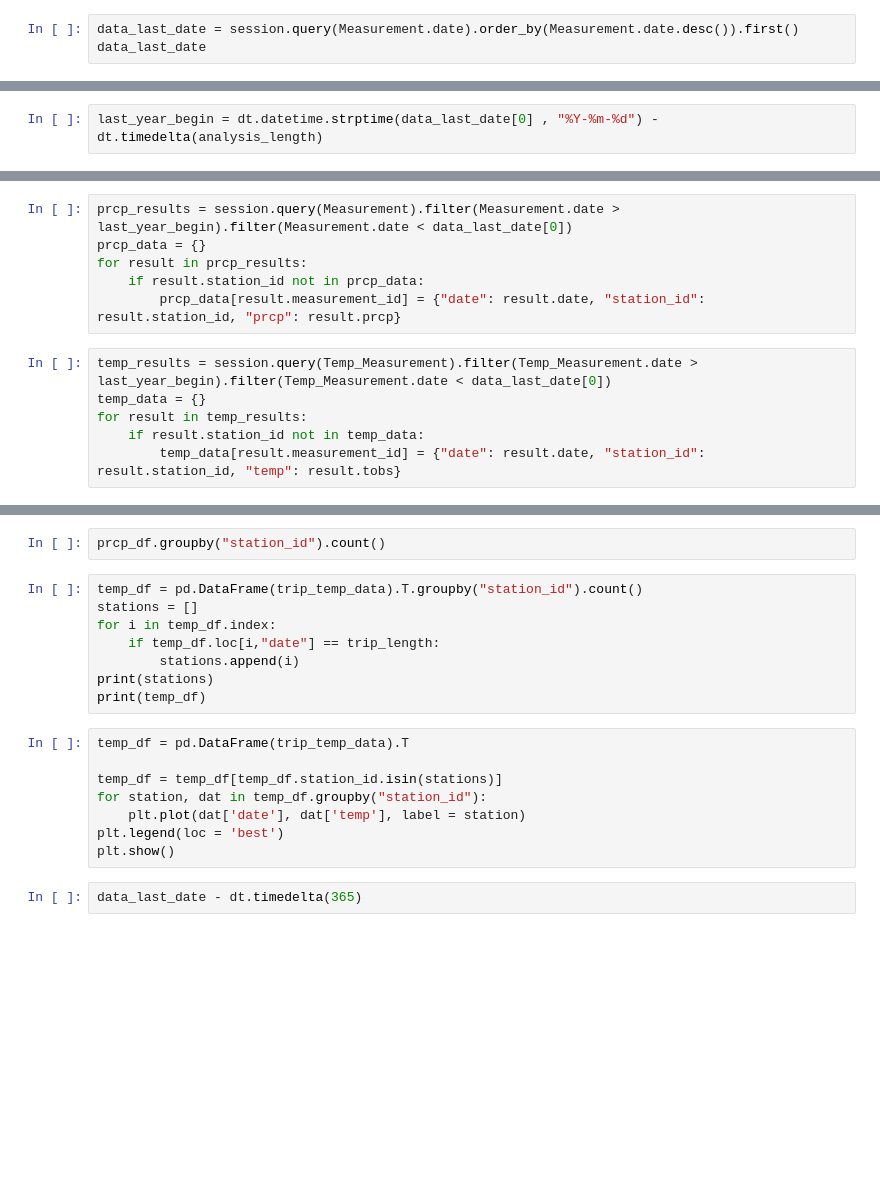
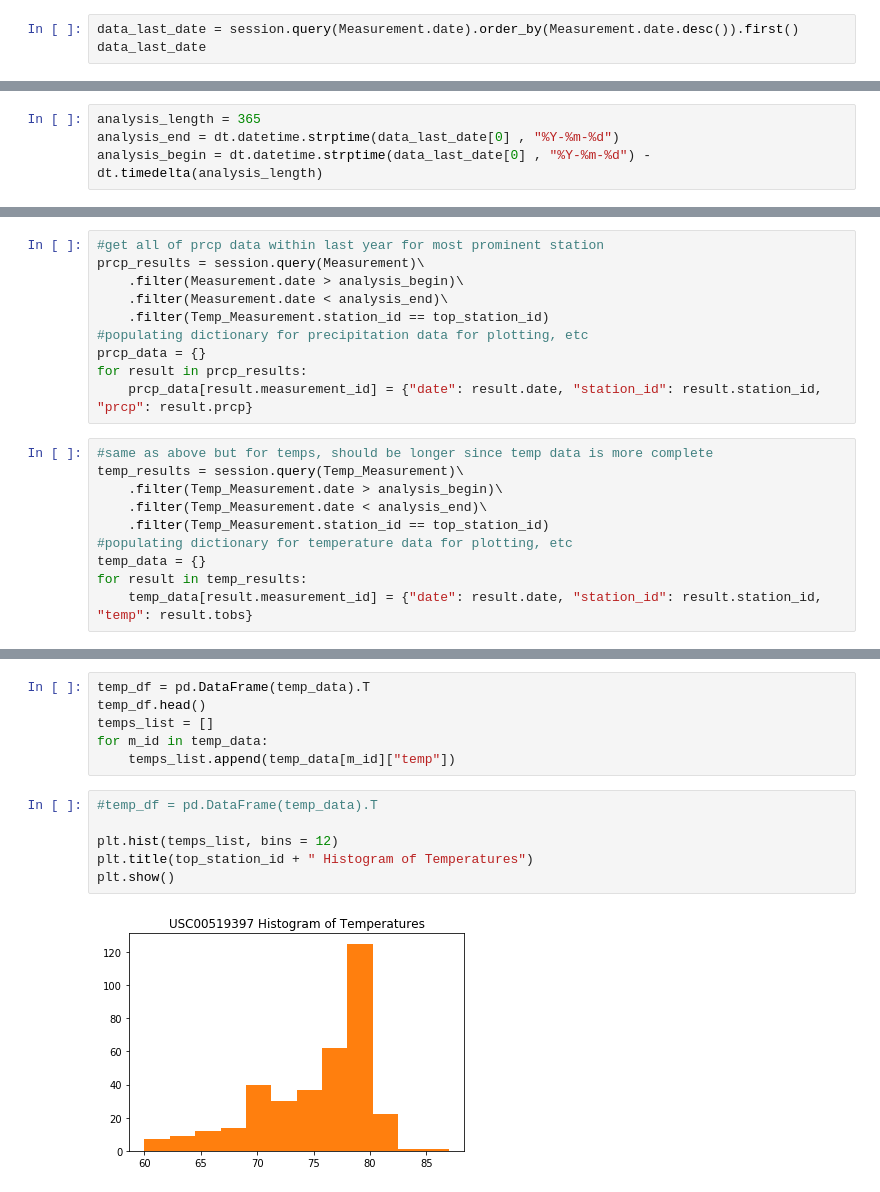
Before and after one commit to nfstein/11-ste-Advanced-SQL, a Jupyter notebook: climate_analysis.ipynb, the cells around one changed output, grey strips where cells are left out. Saved outputs shown, nothing was run; the diff lists cells and outputs as text; blank space fills up the shorter version.

Commit message:
all analysis there, needs cleaning & comments

```diff
--- a/climate_analysis.ipynb
+++ b/climate_analysis.ipynb
@@ -44,2 +115,4 @@ analysis_length = 365
 # %%
-last_year_begin = dt.datetime.strptime(data_last_date[0] , "%Y-%m-%d") - dt.timedelta(analysis_length)
+analysis_length = 365
+analysis_end = dt.datetime.strptime(data_last_date[0] , "%Y-%m-%d")
+analysis_begin = dt.datetime.strptime(data_last_date[0] , "%Y-%m-%d") - dt.timedelta(analysis_length)
@@ -48,12 +119,20 @@ last_year_begin = dt.datetime.strptime(data_last_date[0] , "%Y-%m-%d") - dt.time
 # %%
-prcp_results = session.query(Measurement).filter(Measurement.date > last_year_begin).filter(Measurement.date < data_last_date[0])
+#get all of prcp data within last year for most prominent station
+prcp_results = session.query(Measurement)\
+    .filter(Measurement.date > analysis_begin)\
+    .filter(Measurement.date < analysis_end)\
+    .filter(Temp_Measurement.station_id == top_station_id)
+#populating dictionary for precipitation data for plotting, etc
 prcp_data = {}
 for result in prcp_results:
-    if result.station_id not in prcp_data:
-        prcp_data[result.measurement_id] = {"date": result.date, "station_id": result.station_id, "prcp": result.prcp}
+    prcp_data[result.measurement_id] = {"date": result.date, "station_id": result.station_id, "prcp": result.prcp}
 # %%
-temp_results = session.query(Temp_Measurement).filter(Temp_Measurement.date > last_year_begin).filter(Temp_Measurement.date < data_last_date[0])
+#same as above but for temps, should be longer since temp data is more complete
+temp_results = session.query(Temp_Measurement)\
+    .filter(Temp_Measurement.date > analysis_begin)\
+    .filter(Temp_Measurement.date < analysis_end)\
+    .filter(Temp_Measurement.station_id == top_station_id)
+#populating dictionary for temperature data for plotting, etc
 temp_data = {}
 for result in temp_results:
-    if result.station_id not in temp_data:
-        temp_data[result.measurement_id] = {"date": result.date, "station_id": result.station_id, "temp": result.tobs}
+    temp_data[result.measurement_id] = {"date": result.date, "station_id": result.station_id, "temp": result.tobs}
@@ -71,20 +139,14 @@ station_entries_df.join()
-# %%
-prcp_df.groupby("station_id").count()
-# %%
-temp_df = pd.DataFrame(trip_temp_data).T.groupby("station_id").count()
-stations = []
-for i in temp_df.index:
-    if temp_df.loc[i,"date"] == trip_length:
-        stations.append(i)
-print(stations)
-print(temp_df)
-# %%
-temp_df = pd.DataFrame(trip_temp_data).T
-
-temp_df = temp_df[temp_df.station_id.isin(stations)]
-for station, dat in temp_df.groupby("station_id"):
-    plt.plot(dat['date'], dat['temp'], label = station)
-plt.legend(loc = 'best')
-plt.show()
-# %%
-data_last_date - dt.timedelta(365)
+# %%
+temp_df = pd.DataFrame(temp_data).T
+temp_df.head()
+temps_list = []
+for m_id in temp_data:
+    temps_list.append(temp_data[m_id]["temp"])
+# %%
+#temp_df = pd.DataFrame(temp_data).T
+
+plt.hist(temps_list, bins = 12)
+plt.title(top_station_id + " Histogram of Temperatures")
+plt.show()
+# %% [output]
+[figure, added]
```
Also changed, not shown: parts of 15 cells of this notebook, 2 other files.
